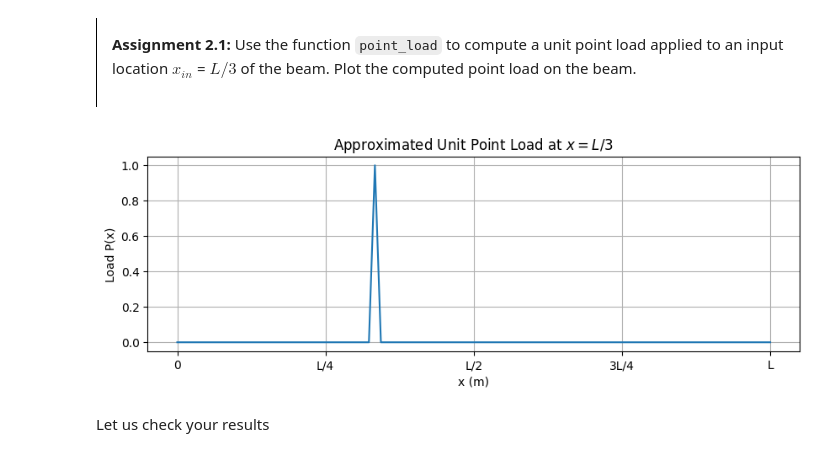
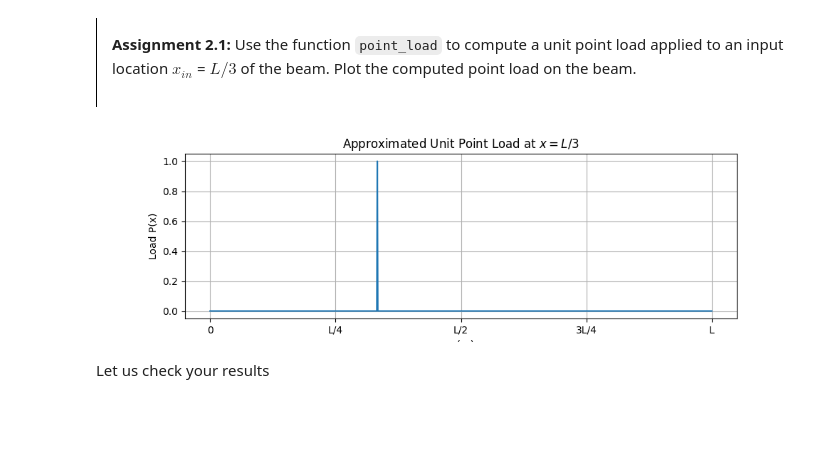
Before and after one commit to mariamsrks/MV2627_Exercises, a Jupyter notebook: Session5_Continuous_systems/session5.ipynb, the cells around one changed output. Cells and saved outputs as stored; diff of their text form; code cells hidden in the pictures; blank space fills up the shorter version.

```diff
--- a/Session5_Continuous_systems/session5.ipynb
+++ b/Session5_Continuous_systems/session5.ipynb
@@ -403,25 +401,25 @@ def point_load(L, x, x_in):
 # %%
 L= None # length of the beam
 x= None # positions along the beam
 x_in = None # position of the point load
 p = None # define a simple point load using the function point_load
 
 fig, ax = plt.subplots(figsize=(10, 3))
 # YOUR CODE HERE
 L= 1
-x= np.linspace(0, L, 100)
+x= np.linspace(0, L, 1000)
 x_in = L/3
 p = point_load(L, x, x_in)
 
 ax.plot(x, p)
 ax.set_title('Approximated Unit Point Load at $x = L/3$')
 ax.set_xlabel('x (m)')
 ax.set_ylabel('Load P(x)')
 ax.set_xticks([0, L/4, L/2, 3*L/4, L])
 ax.set_xticklabels(['0', 'L/4', 'L/2', '3L/4', 'L'])
 ax.grid(True)
 # %% [output]
-[figure, old version]
+[figure, new version]
 # %% [markdown]
 Let us check your results
 # %%
```
Also changed, not shown: parts of 8 cells of this notebook.
